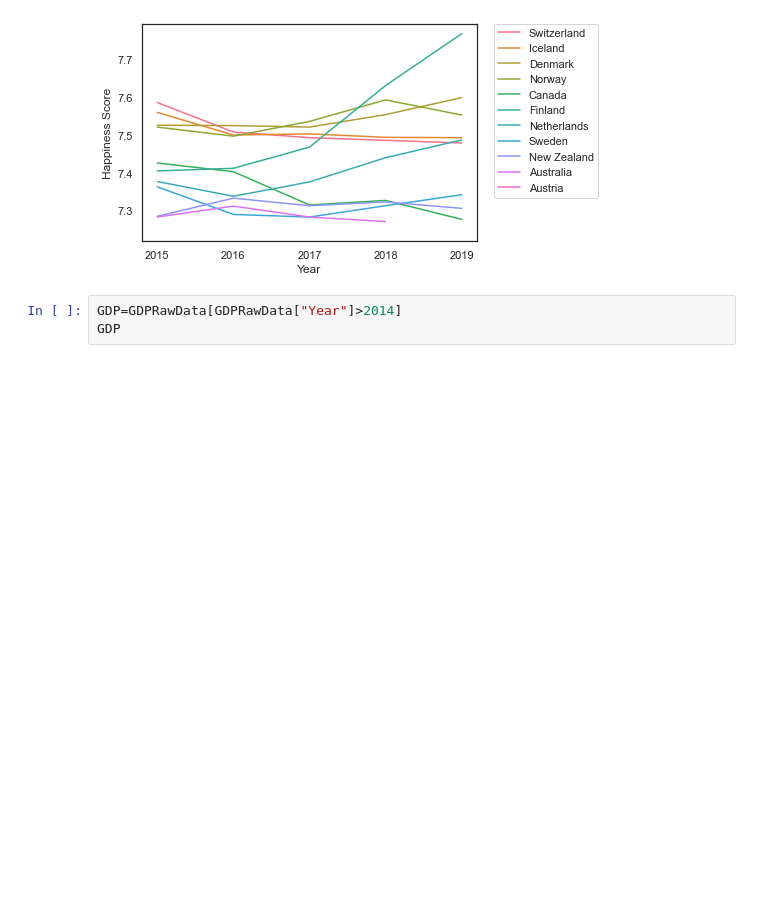
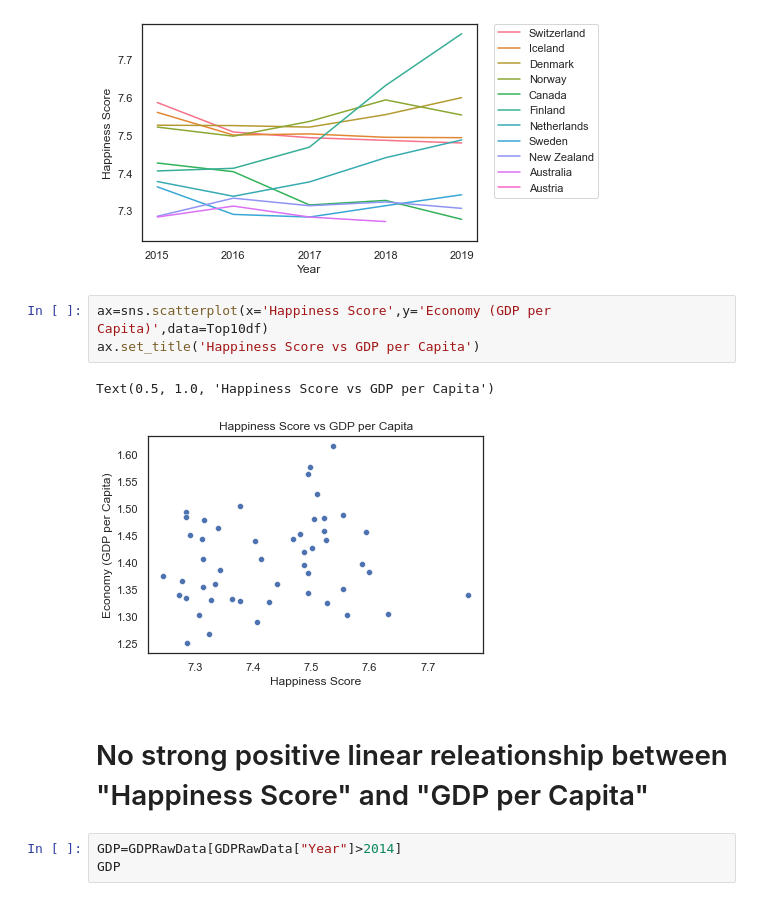
Before and after one commit to data301-2021-summer2/project-group16-data-301-project, a Jupyter notebook: analysis/Sue/Analysis_Pipeline.ipynb, the cells around one changed output. Saved outputs shown, nothing was run; the diff lists cells and outputs as text; blank space fills up the shorter version.

```diff
--- a/analysis/Sue/Analysis_Pipeline.ipynb
+++ b/analysis/Sue/Analysis_Pipeline.ipynb
@@ -176,6 +190,14 @@ sns.color_palette('tab10')
 plt.show()
 # %% [output]
 [figure]
+# %%
+ax=sns.scatterplot(x='Happiness Score',y='Economy (GDP per Capita)',data=Top10df)
+ax.set_title('Happiness Score vs GDP per Capita')
+# %% [output]
+Text(0.5, 1.0, 'Happiness Score vs GDP per Capita')
+[figure, added]
+# %% [markdown]
+# No strong positive linear releationship between "Happiness Score" and "GDP per Capita"
 # %%
 GDP=GDPRawData[GDPRawData["Year"]>2014]
 GDP
```
Also changed, not shown: parts of 6 cells of this notebook.
